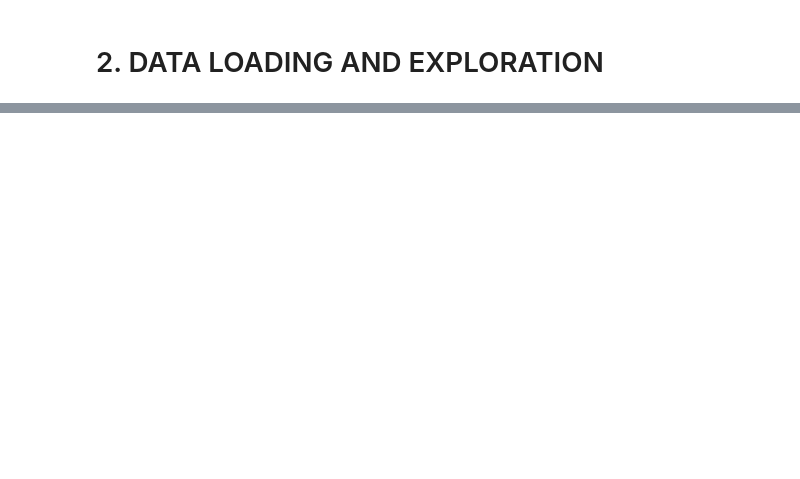
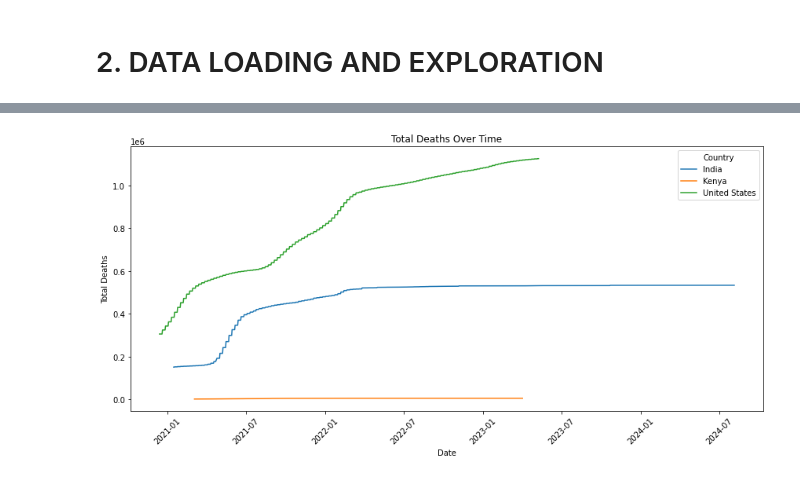
Before and after one commit to HellenDianaNjeri/COVID-19-GLOBAL-TRACKER-PROJECT, a Jupyter notebook: COVID_19.ipynb, the cells around one changed output, grey strips where cells are left out. Saved outputs shown, nothing was run; the diff lists cells and outputs as text; code cells hidden in the pictures; blank space fills up the shorter version.

```diff
--- a/COVID_19.ipynb
+++ b/COVID_19.ipynb
@@ -89,0 +150,13 @@ covid_df = covid_df[key_columns].dropna()
+# %%
+#deaths over time
+plt.figure(figsize=(12, 6))
+sns.lineplot(data=covid_df, x='date', y='total_deaths', hue='location')
+plt.title('Total Deaths Over Time')
+plt.xlabel('Date')
+plt.ylabel('Total Deaths')
+plt.xticks(rotation=45)
+plt.legend(title='Country')
+plt.tight_layout()
+plt.show()
+# %% [output]
+[figure, added]
```
Also changed, not shown: parts of 18 cells of this notebook.
